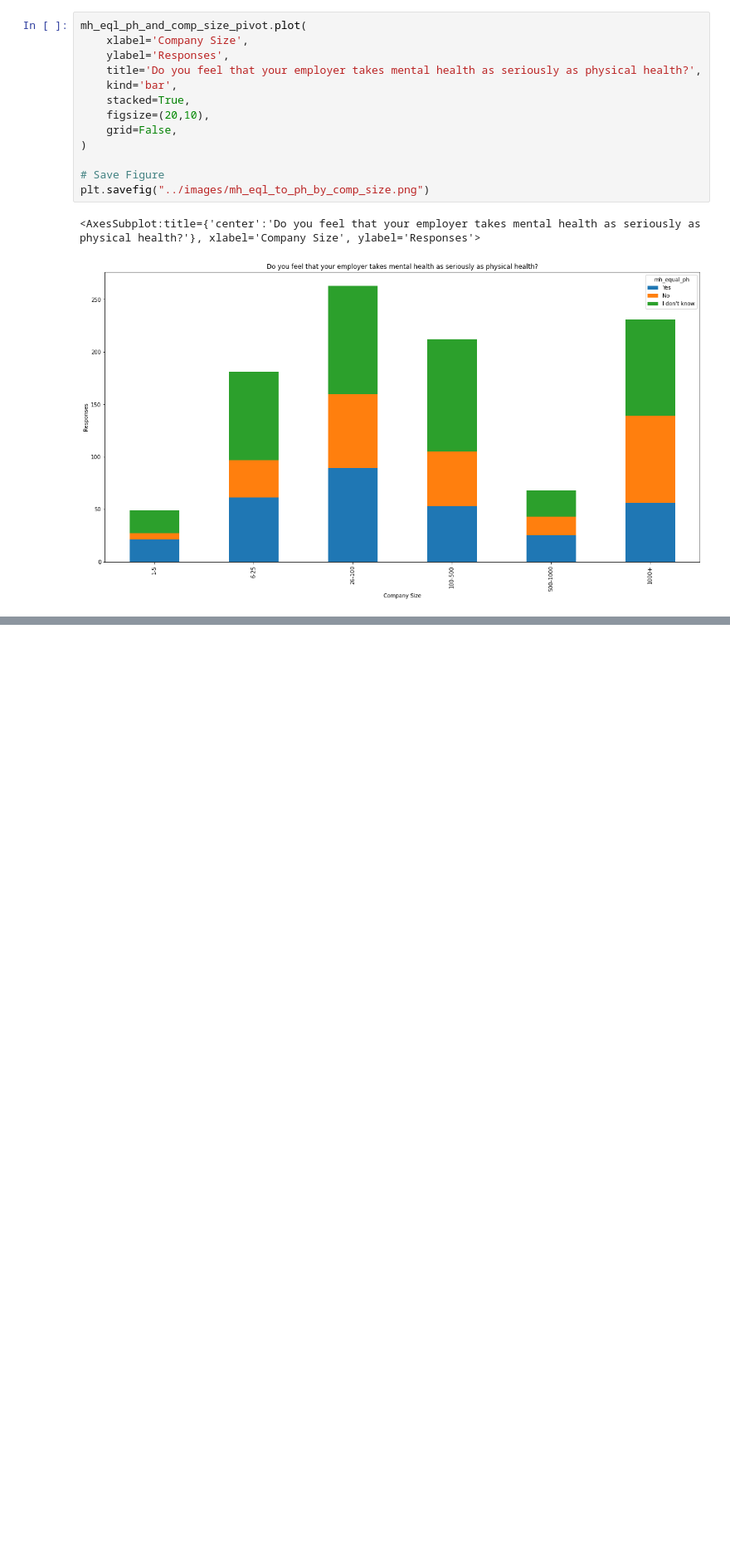
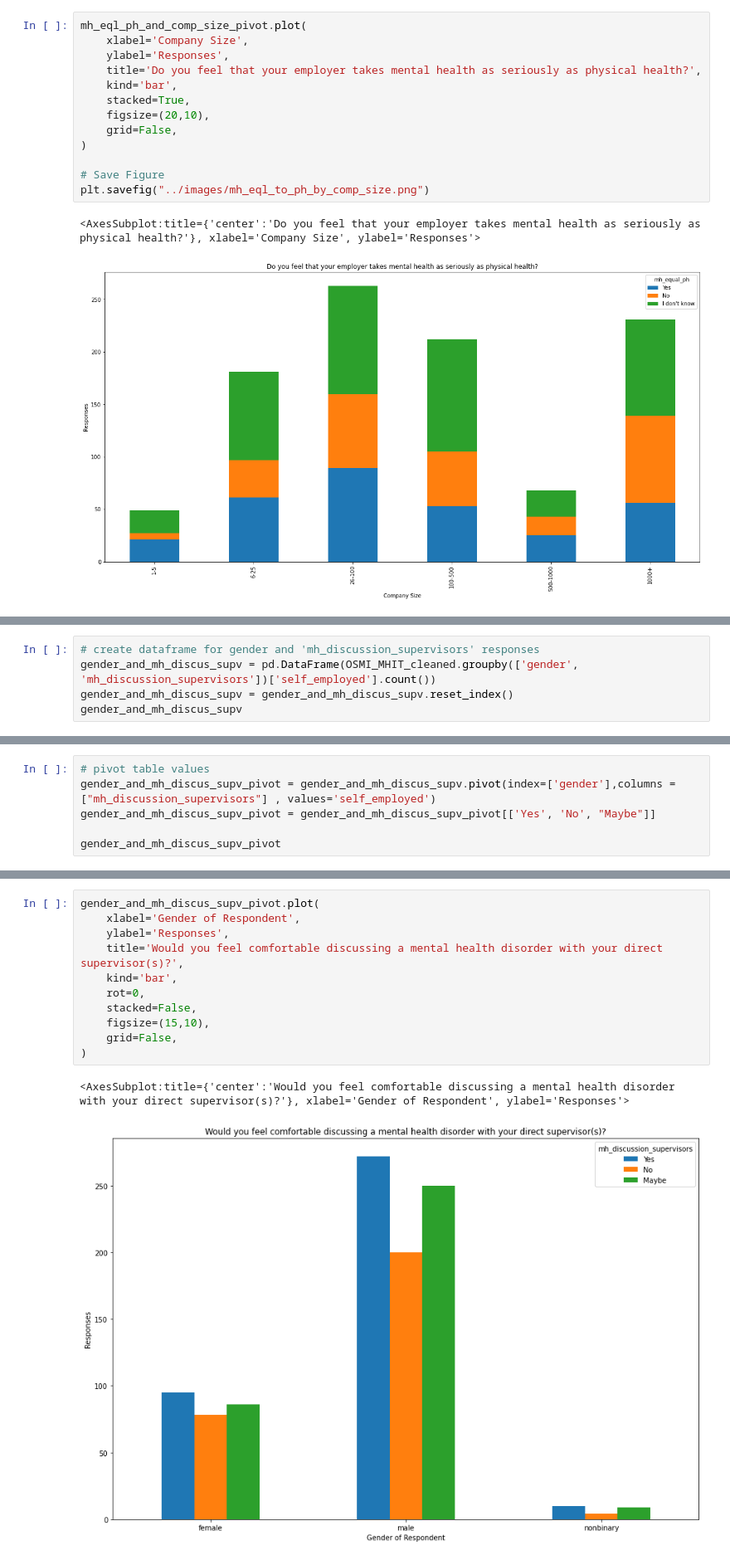
Before and after one commit to ArtTucker/mental_health_and_economics, a Jupyter notebook: visualization/OSMI_MHIT_exploration.ipynb, the cells around one changed output, grey strips where cells are left out. Shown: that part at 83% size. Drawn from its saved outputs; the diff is of its cells as text; blank space fills up the shorter version.

Commit message:
gender and mh discuss with superv
code and plot

```diff
--- a/visualization/OSMI_MHIT_exploration.ipynb
+++ b/visualization/OSMI_MHIT_exploration.ipynb
@@ -699,0 +702,5 @@ plt.savefig("../images/mh_eql_to_ph_by_comp_size.png")
+# %%
+# create dataframe for gender and 'mh_discussion_supervisors' responses
+gender_and_mh_discus_supv = pd.DataFrame(OSMI_MHIT_cleaned.groupby(['gender', 'mh_discussion_supervisors'])['self_employed'].count())
+gender_and_mh_discus_supv = gender_and_mh_discus_supv.reset_index()
+gender_and_mh_discus_supv
@@ -699,0 +718,6 @@ plt.savefig("../images/mh_eql_to_ph_by_comp_size.png")
+# %%
+# pivot table values
+gender_and_mh_discus_supv_pivot = gender_and_mh_discus_supv.pivot(index=['gender'],columns = ["mh_discussion_supervisors"] , values='self_employed')
+gender_and_mh_discus_supv_pivot = gender_and_mh_discus_supv_pivot[['Yes', 'No', "Maybe"]]
+
+gender_and_mh_discus_supv_pivot
@@ -699,0 +730,14 @@ plt.savefig("../images/mh_eql_to_ph_by_comp_size.png")
+# %%
+gender_and_mh_discus_supv_pivot.plot(
+    xlabel='Gender of Respondent',
+    ylabel='Responses',
+    title='Would you feel comfortable discussing a mental health disorder with your direct supervisor(s)?',
+    kind='bar',
+    rot=0,
+    stacked=False,
+    figsize=(15,10),
+    grid=False,
+)
+# %% [output]
+<AxesSubplot:title={'center':'Would you feel comfortable discussing a mental health disorder with your direct supervisor(s)?'}, xlabel='Gender of Respondent', ylabel='Responses'>
+[figure, added]
```
Also changed, not shown: parts of 3 cells of this notebook, 1 other file.
